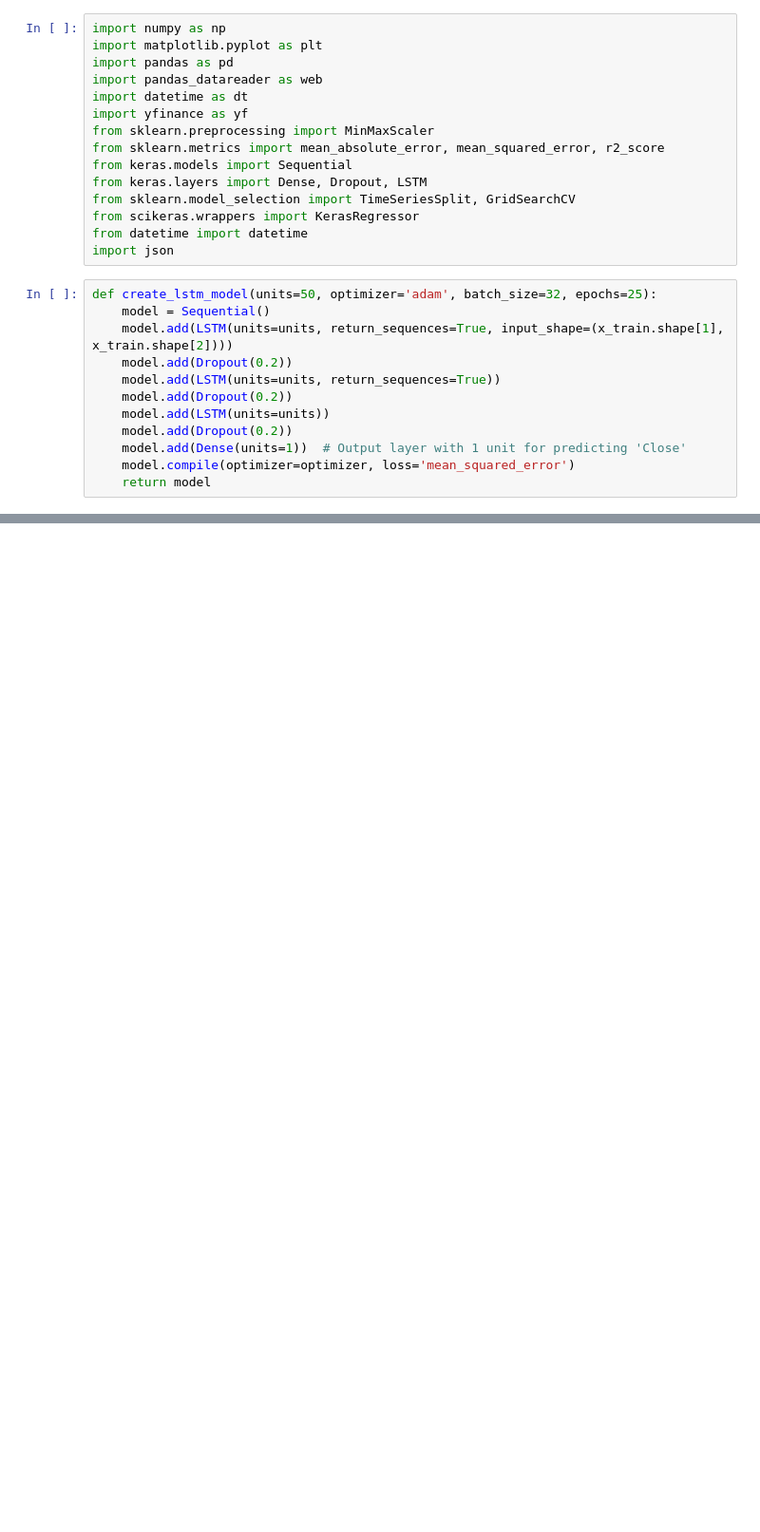
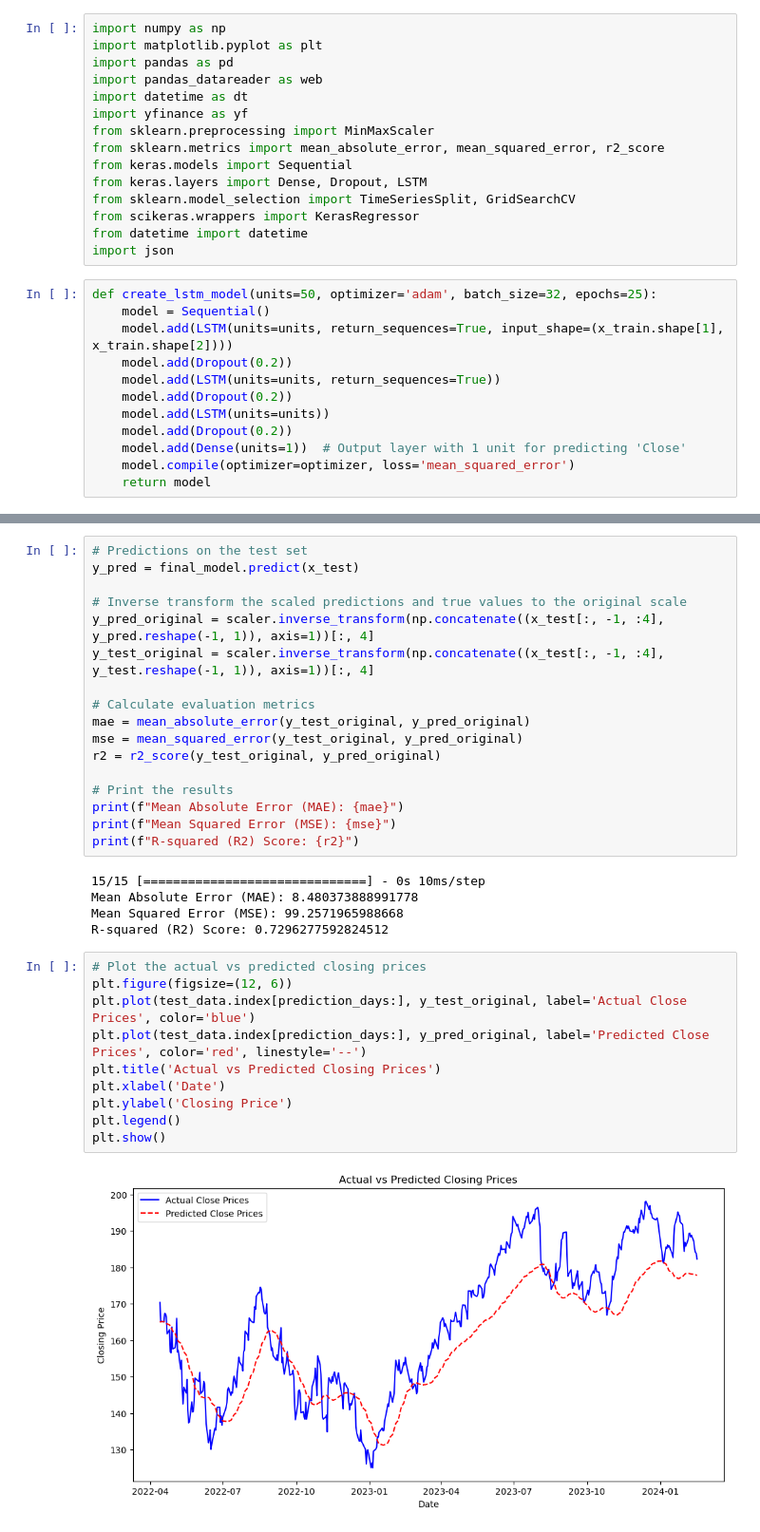
Before and after one commit to vuanhngo14/StockSage, a Jupyter notebook: TestModels/simplified_LSTM.ipynb, the cells around one changed output, grey strips where cells are left out. Shown at 95% size. Drawn from its saved outputs; the diff is of its cells as text; blank space fills up the shorter version.

```diff
--- a/TestModels/simplified_LSTM.ipynb
+++ b/TestModels/simplified_LSTM.ipynb
@@ -90,0 +135,34 @@ print("Final model training completed!")
+# %%
+# Predictions on the test set
+y_pred = final_model.predict(x_test)
+
+# Inverse transform the scaled predictions and true values to the original scale
+y_pred_original = scaler.inverse_transform(np.concatenate((x_test[:, -1, :4], y_pred.reshape(-1, 1)), axis=1))[:, 4]
+y_test_original = scaler.inverse_transform(np.concatenate((x_test[:, -1, :4], y_test.reshape(-1, 1)), axis=1))[:, 4]
+
+# Calculate evaluation metrics
+mae = mean_absolute_error(y_test_original, y_pred_original)
+mse = mean_squared_error(y_test_original, y_pred_original)
+r2 = r2_score(y_test_original, y_pred_original)
+
+# Print the results
+print(f"Mean Absolute Error (MAE): {mae}")
+print(f"Mean Squared Error (MSE): {mse}")
+print(f"R-squared (R2) Score: {r2}")
+# %% [output]
+15/15 [==============================] - 0s 10ms/step
+Mean Absolute Error (MAE): 8.480373888991778
+Mean Squared Error (MSE): 99.2571965988668
+R-squared (R2) Score: 0.7296277592824512
+# %%
+# Plot the actual vs predicted closing prices
+plt.figure(figsize=(12, 6))
+plt.plot(test_data.index[prediction_days:], y_test_original, label='Actual Close Prices', color='blue')
+plt.plot(test_data.index[prediction_days:], y_pred_original, label='Predicted Close Prices', color='red', linestyle='--')
+plt.title('Actual vs Predicted Closing Prices')
+plt.xlabel('Date')
+plt.ylabel('Closing Price')
+plt.legend()
+plt.show()
+# %% [output]
+[figure, added]
```
Also changed, not shown: parts of 2 cells of this notebook.
